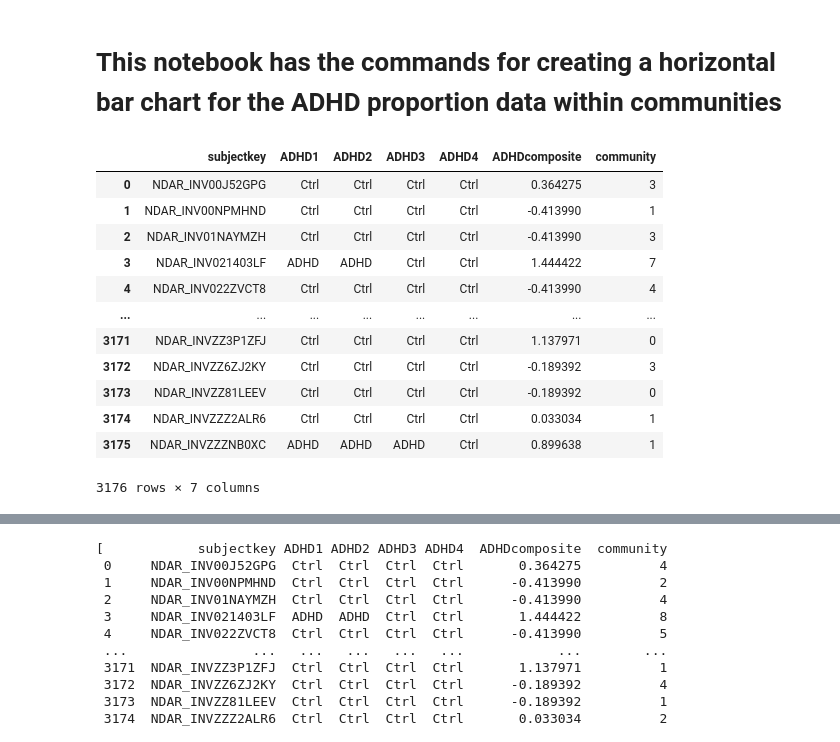
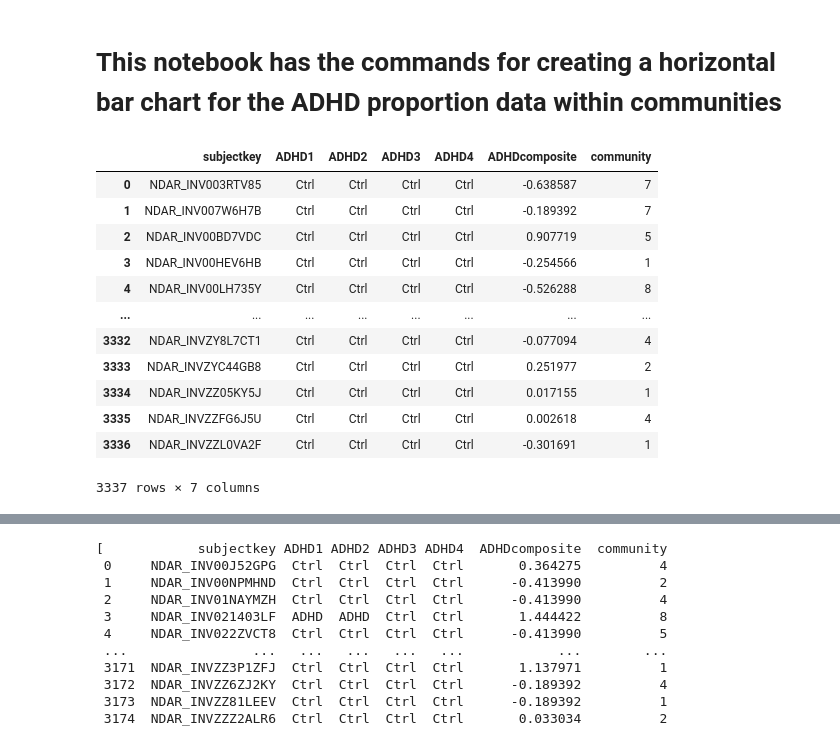
Before and after one commit to lundq163/FRF_results_viz, a Jupyter notebook: refactor/ADHD_horiz_label_fig.ipynb, the cells around one changed output, grey strips where cells are left out. Saved outputs shown, nothing was run; the diff lists cells and outputs as text; code cells hidden in the pictures.

```diff
--- a/refactor/ADHD_horiz_label_fig.ipynb
+++ b/refactor/ADHD_horiz_label_fig.ipynb
@@ -7,28 +9,30 @@ import matplotlib.pyplot as plt
 # %%
 #filtered_data_arms1 = pd.read_csv("/home/faird/lundq163/projects/FRF_results_viz/GBM_work/fluid_ADHDscores_ARMS2_arms1xgb_merged.csv")
 #filtered_data_arms2 = pd.read_csv("/home/faird/lundq163/projects/FRF_results_viz/GBM_work/fluid_ADHDscores_ARMS1_arms2xgb_merged.csv")
+
 filtered_data_arms1 = pd.read_csv("/home/faird/lundq163/projects/FRF_results_viz/GBM_work/list_ADHDscores_ARMS2_arms1xgb_merged.csv")
 filtered_data_arms2= pd.read_csv("/home/faird/lundq163/projects/FRF_results_viz/GBM_work/list_ADHDscores_ARMS1_arms2xgb_merged.csv")
 #data_arms1 = pd.read_csv("/home/feczk001/shared/projects/FEZ_USERS/feczk001/UPPS_ABCD_FRF/code/jacob/ADHDscores_list_ARMS1_merged.csv")
 #data_arms2 = pd.read_csv("/home/feczk001/shared/projects/FEZ_USERS/feczk001/UPPS_ABCD_FRF/code/jacob/ADHDscores_list_ARMS2_merged.csv")
+
 #data_arms1 = pd.read_csv("/home/feczk001/shared/projects/FEZ_USERS/feczk001/UPPS_ABCD_FRF/code/jacob/ADHDscores_fluid_ARMS1_merged.csv")
 #data_arms2 = pd.read_csv("/home/feczk001/shared/projects/FEZ_USERS/feczk001/UPPS_ABCD_FRF/code/jacob/ADHDscores_fluid_ARMS2_merged.csv")
-filtered_data_arms1
-#data_arms1
+#filtered_data_arms1
+data_arms1
 # %% [output]
 |  | subjectkey | ADHD1 | ADHD2 | ADHD3 | ADHD4 | ADHDcomposite | community |
-| 0 | NDAR_INV00J52GPG | Ctrl | Ctrl | Ctrl | Ctrl | 0.364275 | 3 |
-| 1 | NDAR_INV00NPMHND | Ctrl | Ctrl | Ctrl | Ctrl | -0.413990 | 1 |
-| 2 | NDAR_INV01NAYMZH | Ctrl | Ctrl | Ctrl | Ctrl | -0.413990 | 3 |
-| 3 | NDAR_INV021403LF | ADHD | ADHD | Ctrl | Ctrl | 1.444422 | 7 |
-| 4 | NDAR_INV022ZVCT8 | Ctrl | Ctrl | Ctrl | Ctrl | -0.413990 | 4 |
+| 0 | NDAR_INV003RTV85 | Ctrl | Ctrl | Ctrl | Ctrl | -0.638587 | 7 |
+| 1 | NDAR_INV007W6H7B | Ctrl | Ctrl | Ctrl | Ctrl | -0.189392 | 7 |
+| 2 | NDAR_INV00BD7VDC | Ctrl | Ctrl | Ctrl | Ctrl | 0.907719 | 5 |
+| 3 | NDAR_INV00HEV6HB | Ctrl | Ctrl | Ctrl | Ctrl | -0.254566 | 1 |
+| 4 | NDAR_INV00LH735Y | Ctrl | Ctrl | Ctrl | Ctrl | -0.526288 | 8 |
 | ... | ... | ... | ... | ... | ... | ... | ... |
-| 3171 | NDAR_INVZZ3P1ZFJ | Ctrl | Ctrl | Ctrl | Ctrl | 1.137971 | 0 |
-| 3172 | NDAR_INVZZ6ZJ2KY | Ctrl | Ctrl | Ctrl | Ctrl | -0.189392 | 3 |
-| 3173 | NDAR_INVZZ81LEEV | Ctrl | Ctrl | Ctrl | Ctrl | -0.189392 | 0 |
-| 3174 | NDAR_INVZZZ2ALR6 | Ctrl | Ctrl | Ctrl | Ctrl | 0.033034 | 1 |
-| 3175 | NDAR_INVZZZNB0XC | ADHD | ADHD | ADHD | Ctrl | 0.899638 | 1 |
+| 3332 | NDAR_INVZY8L7CT1 | Ctrl | Ctrl | Ctrl | Ctrl | -0.077094 | 4 |
+| 3333 | NDAR_INVZYC44GB8 | Ctrl | Ctrl | Ctrl | Ctrl | 0.251977 | 2 |
+| 3334 | NDAR_INVZZ05KY5J | Ctrl | Ctrl | Ctrl | Ctrl | 0.017155 | 1 |
+| 3335 | NDAR_INVZZFG6J5U | Ctrl | Ctrl | Ctrl | Ctrl | 0.002618 | 4 |
+| 3336 | NDAR_INVZZL0VA2F | Ctrl | Ctrl | Ctrl | Ctrl | -0.301691 | 1 |
-3176 rows × 7 columns
+3337 rows × 7 columns
 # %%
 #currently keeping all communities, regardless of size, because we are trying to evaluate across the arms with the overfit xgb model
 
```
Also changed, not shown: parts of 25 cells of this notebook, 6 other files.
